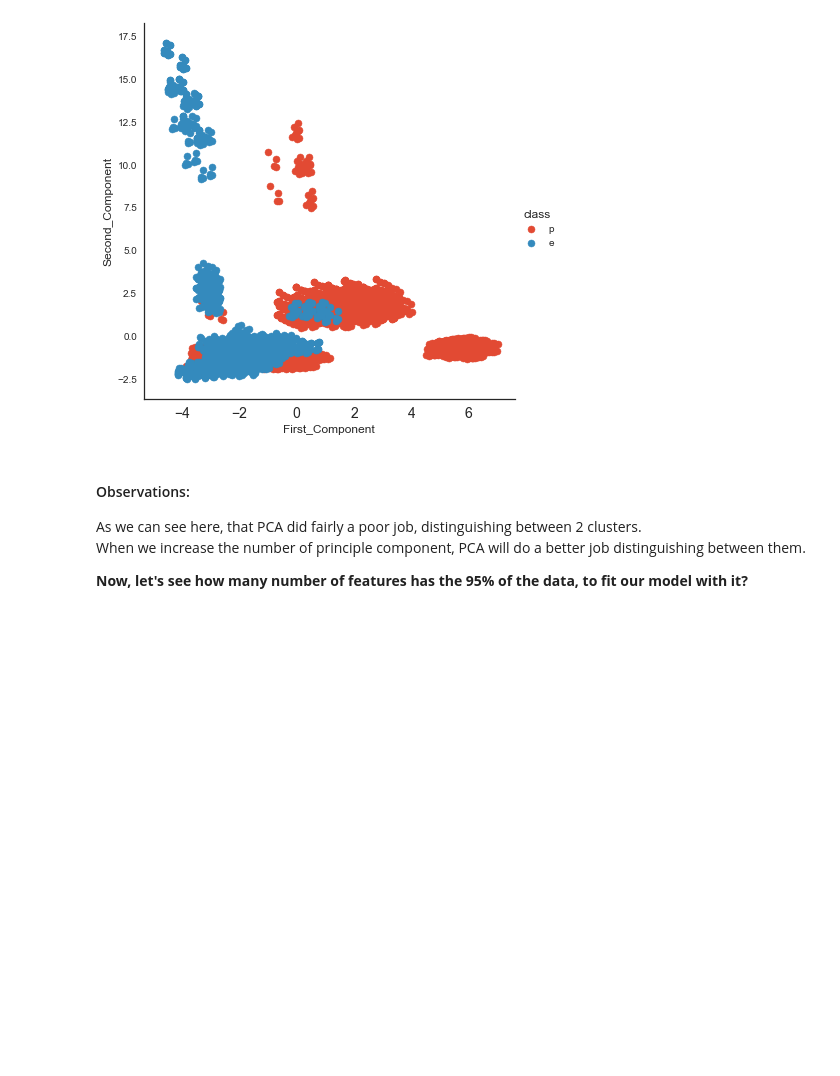
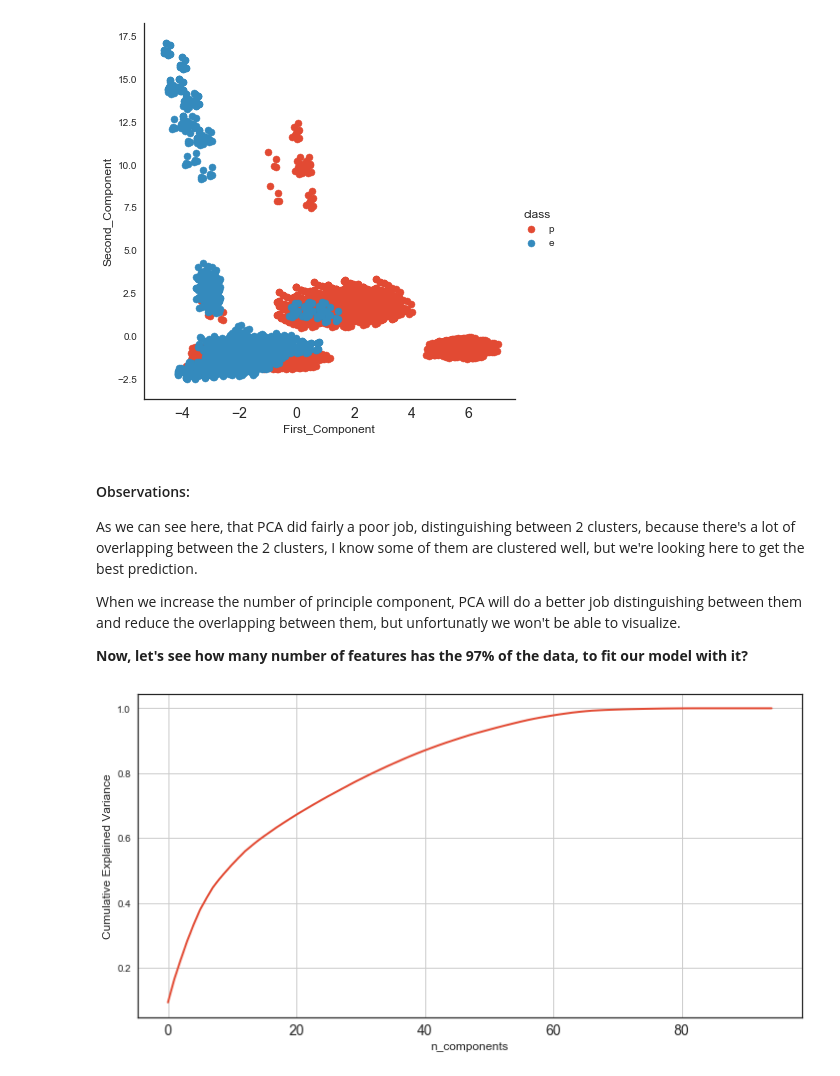
Before and after one commit to MosaabMuhammed/Mushroom-Classification, a Jupyter notebook: Mushroom Classification.ipynb, the cells around one changed output. Drawn from its saved outputs; the diff is of its cells as text; code cells hidden in the pictures; blank space fills up the shorter version.

Commit message:
PCA with 97% of variance & t-SNE

```diff
--- a/Mushroom Classification.ipynb
+++ b/Mushroom Classification.ipynb
@@ -570,7 +573,27 @@ sns.FacetGrid(data=df_pca, hue='class', size=6)\
 [figure]
 # %% [markdown]
 #### Observations:
-As we can see here, that PCA did fairly a poor job, distinguishing between 2 clusters. <br>
-When we increase the number of principle component, PCA will do a better job distinguishing between them. <br>
+As we can see here, that PCA did fairly a poor job, distinguishing between 2 clusters, because there's a lot of overlapping between the 2 clusters, I know some of them are clustered well, but we're looking here to get the best prediction. <br>
 
-**Now, let's see how many number of features has the 95% of the data, to fit our model with it?**
+When we increase the number of principle component, PCA will do a better job distinguishing between them and reduce the overlapping between them, but unfortunatly we won't be able to visualize. <br>
+
+**Now, let's see how many number of features has the 97% of the data, to fit our model with it?**
+# %%
+# I'll create a CDF for number of features, to answer that question
+pca = PCA(n_components=95)
+X_pca = pca.fit_transform(X_std)
+
+percent_var_explained = pca.explained_variance_ / np.sum(pca.explained_variance_)
+
+cum_var_explained = np.cumsum(percent_var_explained)
+
+# Plot the PCA Spectrum
+plt.figure(1, figsize=(12, 6))
+plt.clf()
+plt.plot(cum_var_explained, linewidth=2)
+plt.axis('tight')
+plt.grid()
+plt.xlabel('n_components')
+plt.ylabel('Cumulative Explained Variance');
+# %% [output]
+[figure, added]
```
Also changed, not shown: parts of 19 cells of this notebook.
